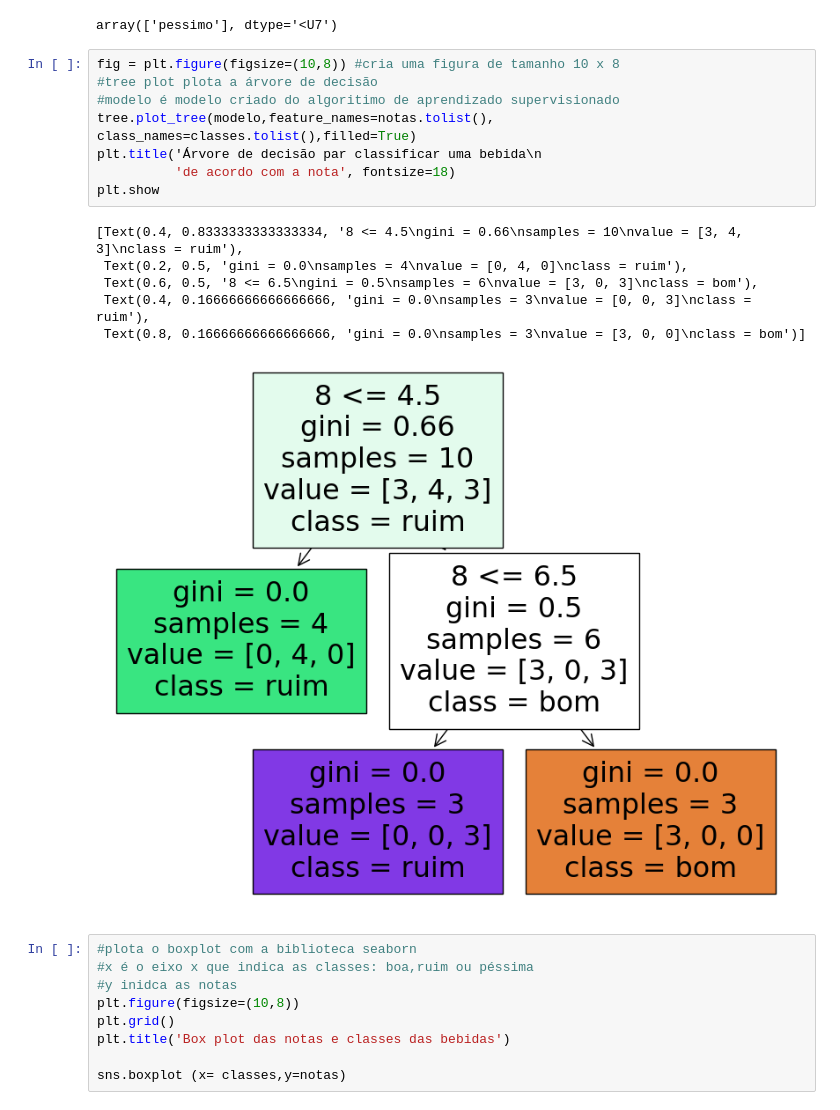
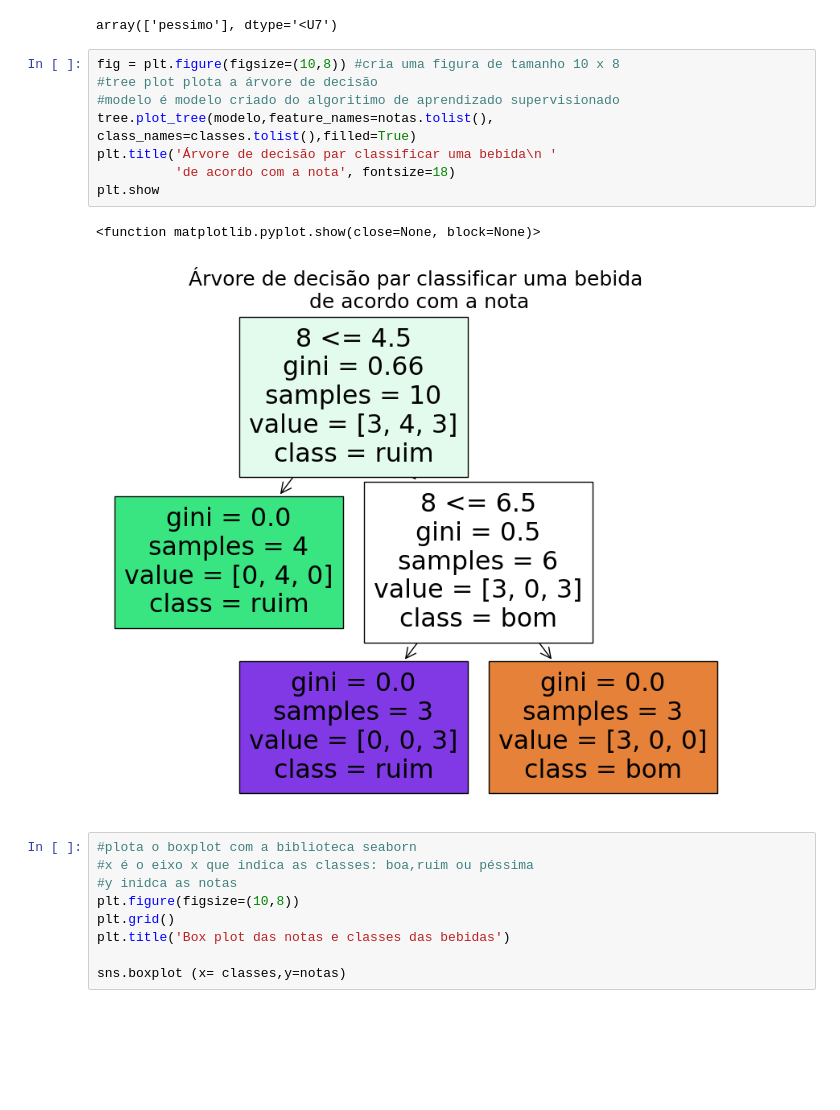
Before and after one commit to RSVictor/Codigos_IABD2024, a Jupyter notebook: Aula 06/codigoexemplo1.ipynb, the cells around one changed output. Saved outputs shown, nothing was run; the diff lists cells and outputs as text; blank space fills up the shorter version.

```diff
--- a/Aula 06/codigoexemplo1.ipynb
+++ b/Aula 06/codigoexemplo1.ipynb
@@ -43,18 +47,14 @@ array(['pessimo'], dtype='<U7')
 # %%
 fig = plt.figure(figsize=(10,8)) #cria uma figura de tamanho 10 x 8
 #tree plot plota a árvore de decisão
 #modelo é modelo criado do algoritimo de aprendizado supervisionado
 tree.plot_tree(modelo,feature_names=notas.tolist(), class_names=classes.tolist(),filled=True)
-plt.title('Árvore de decisão par classificar uma bebida\n
+plt.title('Árvore de decisão par classificar uma bebida\n '
           'de acordo com a nota', fontsize=18)
 plt.show
 # %% [output]
-[Text(0.4, 0.8333333333333334, '8 <= 4.5\ngini = 0.66\nsamples = 10\nvalue = [3, 4, 3]\nclass = ruim'),
- Text(0.2, 0.5, 'gini = 0.0\nsamples = 4\nvalue = [0, 4, 0]\nclass = ruim'),
- Text(0.6, 0.5, '8 <= 6.5\ngini = 0.5\nsamples = 6\nvalue = [3, 0, 3]\nclass = bom'),
- Text(0.4, 0.16666666666666666, 'gini = 0.0\nsamples = 3\nvalue = [0, 0, 3]\nclass = ruim'),
- Text(0.8, 0.16666666666666666, 'gini = 0.0\nsamples = 3\nvalue = [3, 0, 0]\nclass = bom')]
+<function matplotlib.pyplot.show(close=None, block=None)>
-[figure, old version]
+[figure, new version]
 # %%
 #plota o boxplot com a biblioteca seaborn
 #x é o eixo x que indica as classes: boa,ruim ou péssima
```
Also changed, not shown: parts of 6 cells of this notebook.
